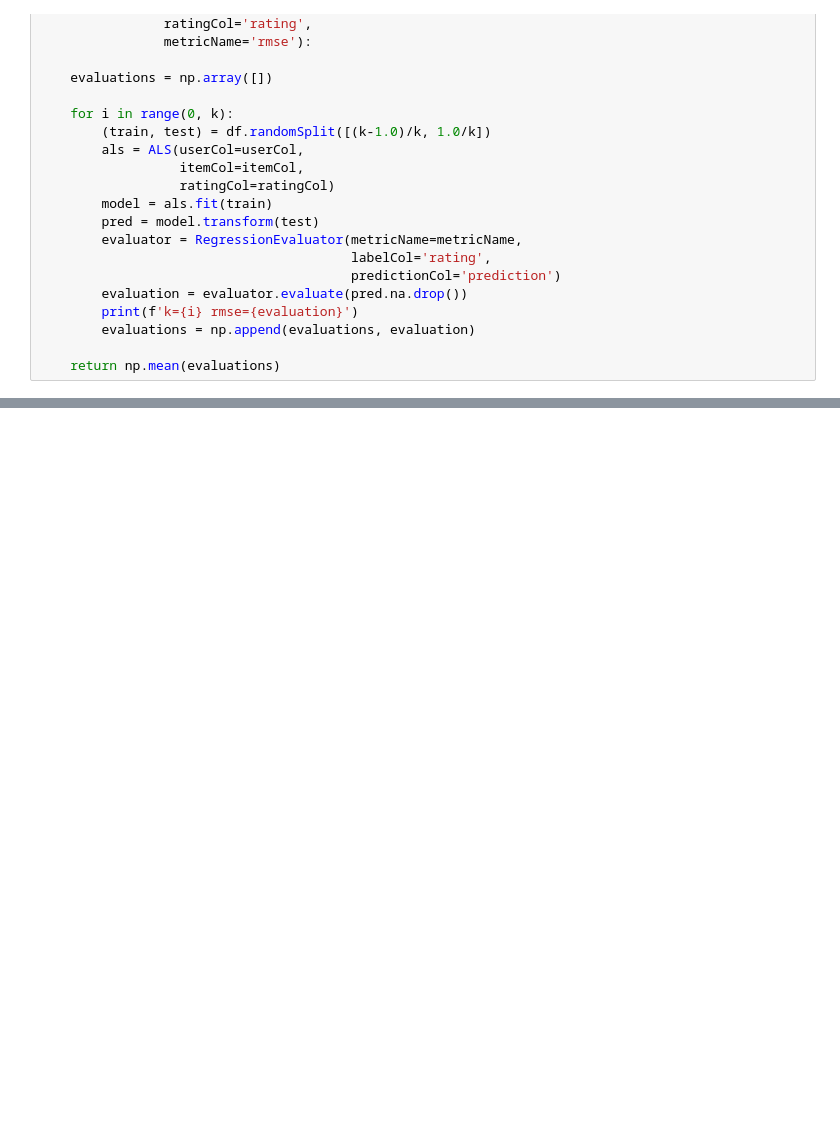
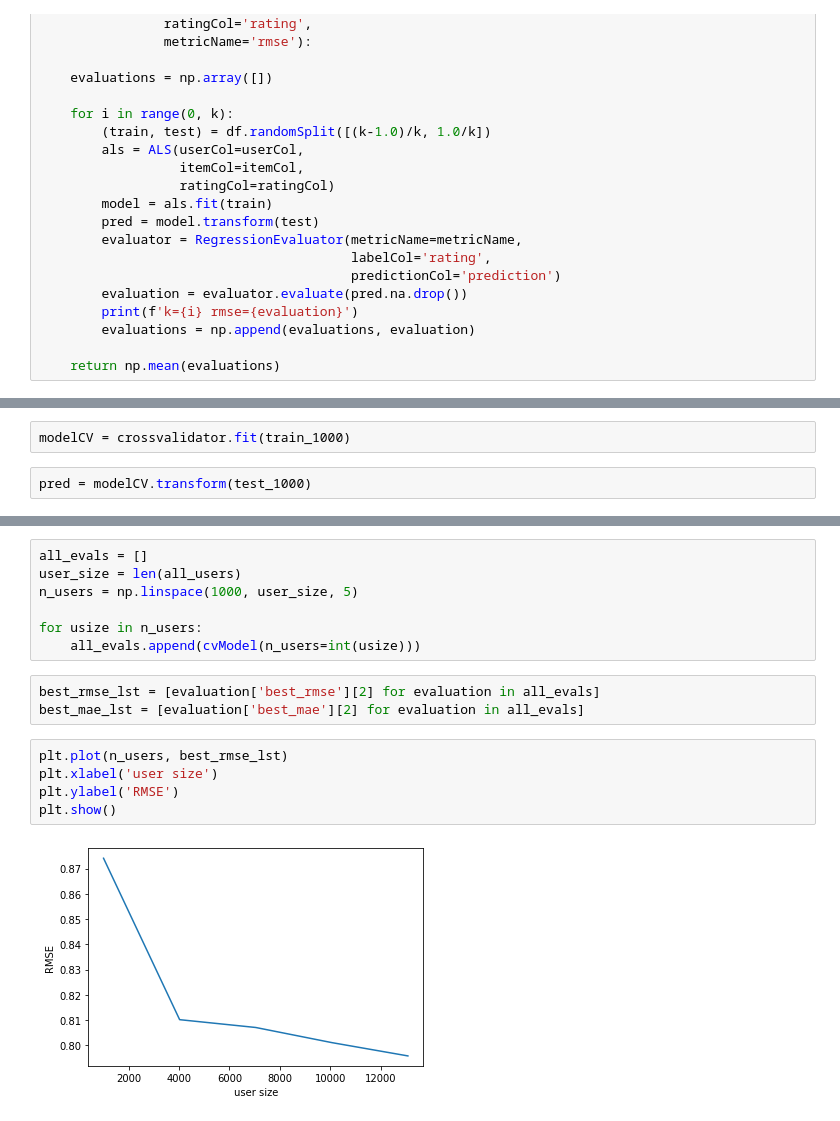
Before and after one commit to nding17/MovieRecommendation, a Jupyter notebook: model based CF.ipynb, the cells around one changed output, grey strips where cells are left out. Cells and saved outputs as stored; diff of their text form; blank space fills up the shorter version.

```diff
--- a/model based CF.ipynb
+++ b/model based CF.ipynb
@@ -88,0 +92,4 @@ pred_set = modelCV.transform(validation_set)
+# %%
+modelCV = crossvalidator.fit(train_1000)
+# %%
+pred = modelCV.transform(test_1000)
@@ -88,0 +147,17 @@ pred_set = modelCV.transform(validation_set)
+# %%
+all_evals = []
+user_size = len(all_users)
+n_users = np.linspace(1000, user_size, 5)
+
+for usize in n_users:
+    all_evals.append(cvModel(n_users=int(usize)))
+# %%
+best_rmse_lst = [evaluation['best_rmse'][2] for evaluation in all_evals]
+best_mae_lst = [evaluation['best_mae'][2] for evaluation in all_evals]
+# %%
+plt.plot(n_users, best_rmse_lst)
+plt.xlabel('user size')
+plt.ylabel('RMSE')
+plt.show()
+# %% [output]
+[figure, added]
```
Also changed, not shown: parts of 9 cells of this notebook, 3 other files.
